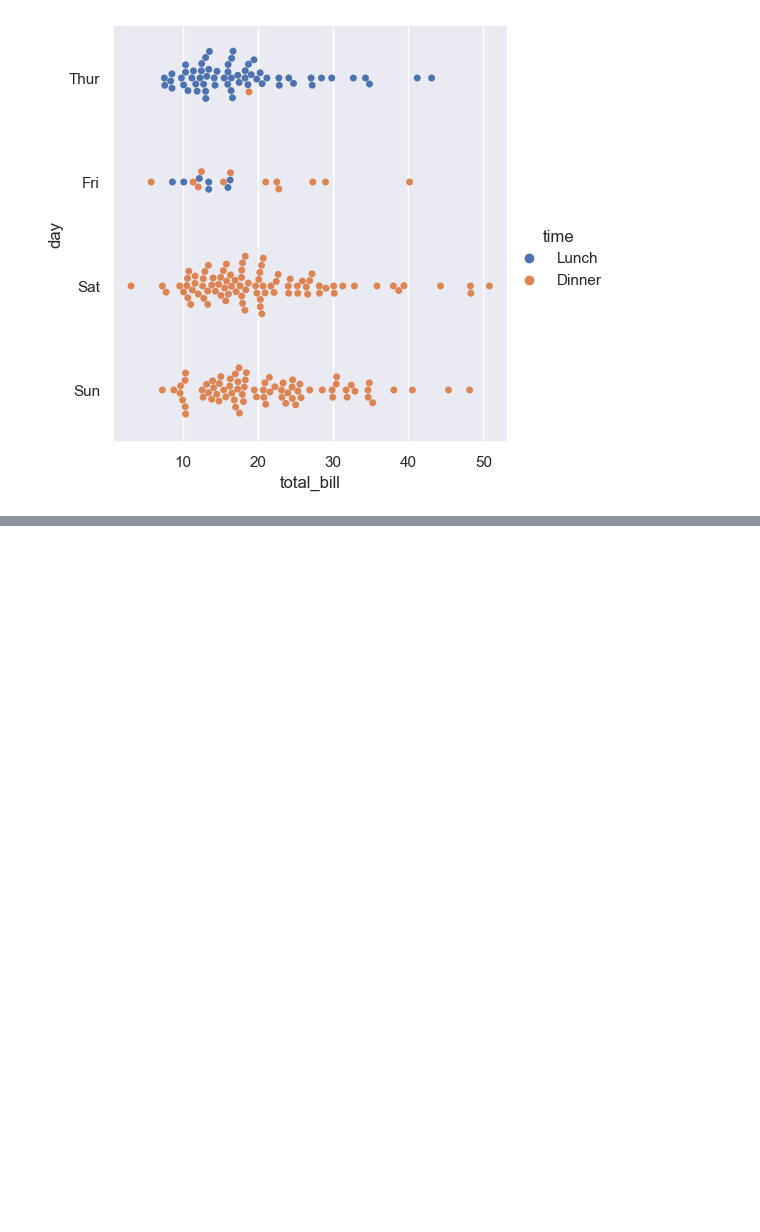
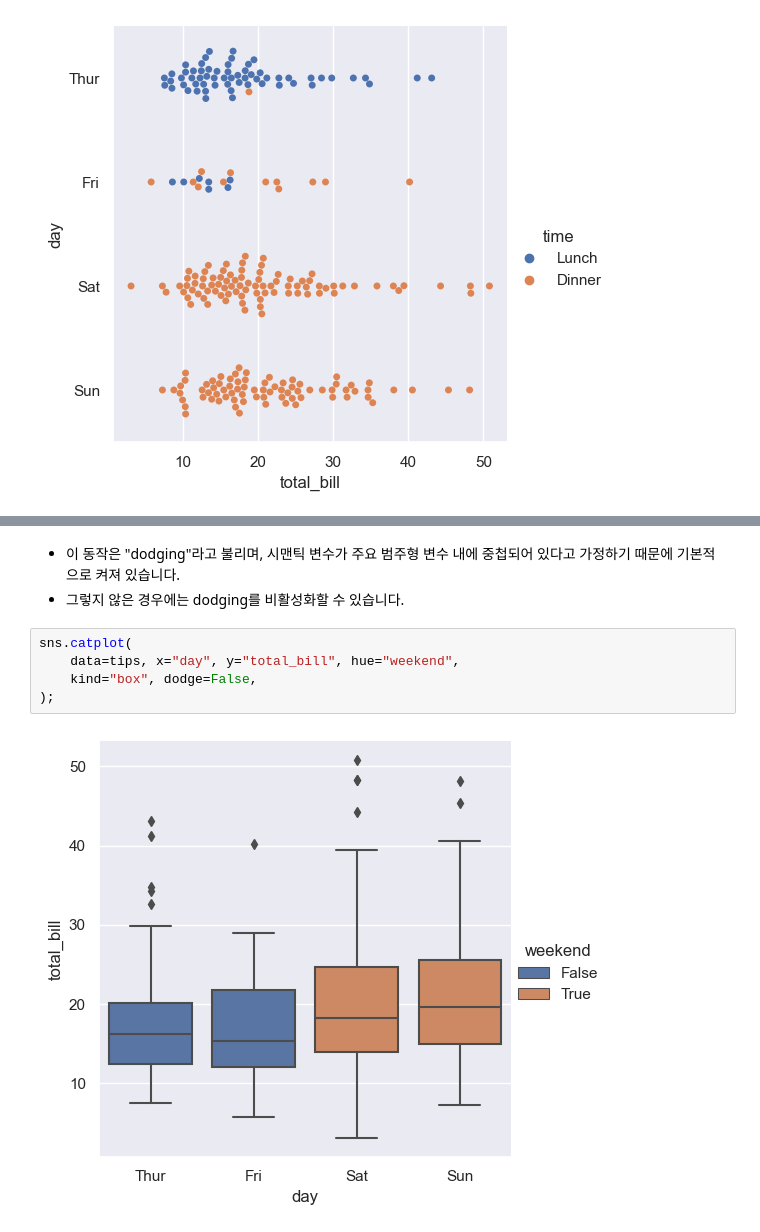
Before and after one commit to kinghy00/Seaborn-Tutorial, a Jupyter notebook: Visualizing_categorical_data.ipynb, the cells around one changed output, grey strips where cells are left out. Saved outputs shown, nothing was run; the diff lists cells and outputs as text; blank space fills up the shorter version.

```diff
--- a/Visualizing_categorical_data.ipynb
+++ b/Visualizing_categorical_data.ipynb
@@ -121,0 +144,10 @@ sns.catplot(data=tips, x="total_bill", y="day", hue="time", kind="swarm");
+# %% [markdown]
+- 이 동작은 "dodging"라고 불리며, 시맨틱 변수가 주요 범주형 변수 내에 중첩되어 있다고 가정하기 때문에 기본적으로 켜져 있습니다.
+- 그렇지 않은 경우에는 dodging를 비활성화할 수 있습니다.
+# %%
+sns.catplot(
+    data=tips, x="day", y="total_bill", hue="weekend",
+    kind="box", dodge=False,
+);
+# %% [output]
+[figure, added]
```
Also changed, not shown: parts of 21 cells of this notebook.
